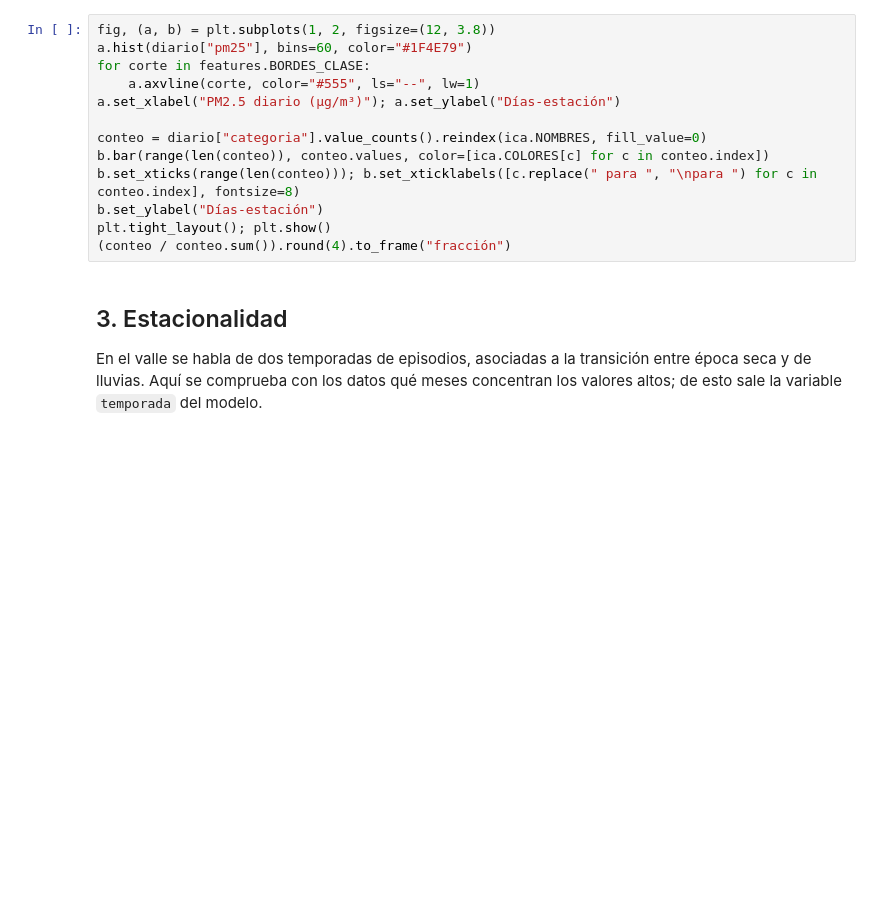
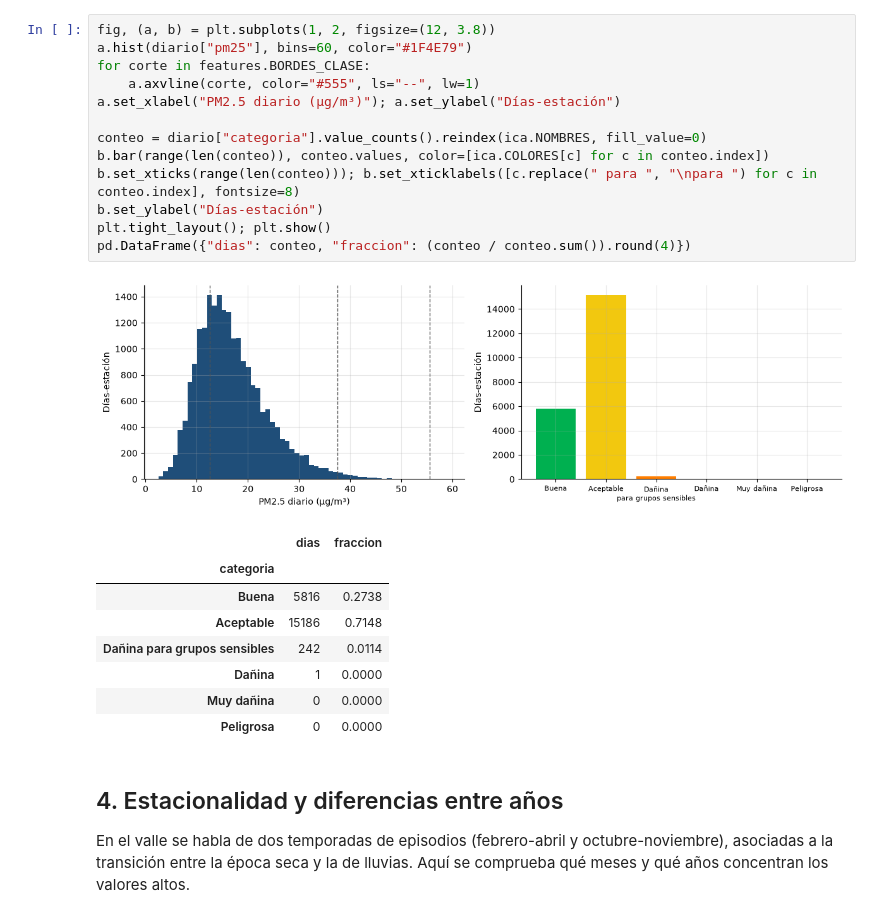
Before and after one commit to jjgarciau/agente-IA-calidad-del-aire, a Jupyter notebook: notebooks/01_eda.ipynb, the cells around one changed output. Saved outputs shown, nothing was run; the diff lists cells and outputs as text; blank space fills up the shorter version.

```diff
--- a/notebooks/01_eda.ipynb
+++ b/notebooks/01_eda.ipynb
@@ -43,20 +113,30 @@ Las líneas verticales son los puntos de corte del ICA para PM2.5 de 24 horas (R
 # %%
 fig, (a, b) = plt.subplots(1, 2, figsize=(12, 3.8))
 a.hist(diario["pm25"], bins=60, color="#1F4E79")
 for corte in features.BORDES_CLASE:
     a.axvline(corte, color="#555", ls="--", lw=1)
 a.set_xlabel("PM2.5 diario (µg/m³)"); a.set_ylabel("Días-estación")
 
 conteo = diario["categoria"].value_counts().reindex(ica.NOMBRES, fill_value=0)
 b.bar(range(len(conteo)), conteo.values, color=[ica.COLORES[c] for c in conteo.index])
 b.set_xticks(range(len(conteo))); b.set_xticklabels([c.replace(" para ", "\npara ") for c in conteo.index], fontsize=8)
 b.set_ylabel("Días-estación")
 plt.tight_layout(); plt.show()
-(conteo / conteo.sum()).round(4).to_frame("fracción")
+pd.DataFrame({"dias": conteo, "fraccion": (conteo / conteo.sum()).round(4)})
+# %% [output]
+[figure, added]
+|  | dias | fraccion |
+| categoria |  |  |
+| Buena | 5816 | 0.2738 |
+| Aceptable | 15186 | 0.7148 |
+| Dañina para grupos sensibles | 242 | 0.0114 |
+| Dañina | 1 | 0.0000 |
+| Muy dañina | 0 | 0.0000 |
+| Peligrosa | 0 | 0.0000 |
 # %% [markdown]
-## 3. Estacionalidad
+## 4. Estacionalidad y diferencias entre años
 
-En el valle se habla de dos temporadas de episodios, asociadas a la transición entre época seca y de lluvias. Aquí se comprueba con los datos qué meses concentran los valores altos; de esto sale la variable `temporada` del modelo.
+En el valle se habla de dos temporadas de episodios (febrero-abril y octubre-noviembre), asociadas a la transición entre la época seca y la de lluvias. Aquí se comprueba qué meses y qué años concentran los valores altos.
 # %%
 valle = diario.groupby("fecha")["pm25"].mean()
 fig, (a, b) = plt.subplots(1, 2, figsize=(13, 3.8), gridspec_kw={"width_ratios": [2, 1]})
```
Also changed, not shown: parts of 20 cells of this notebook, 1 other file.
